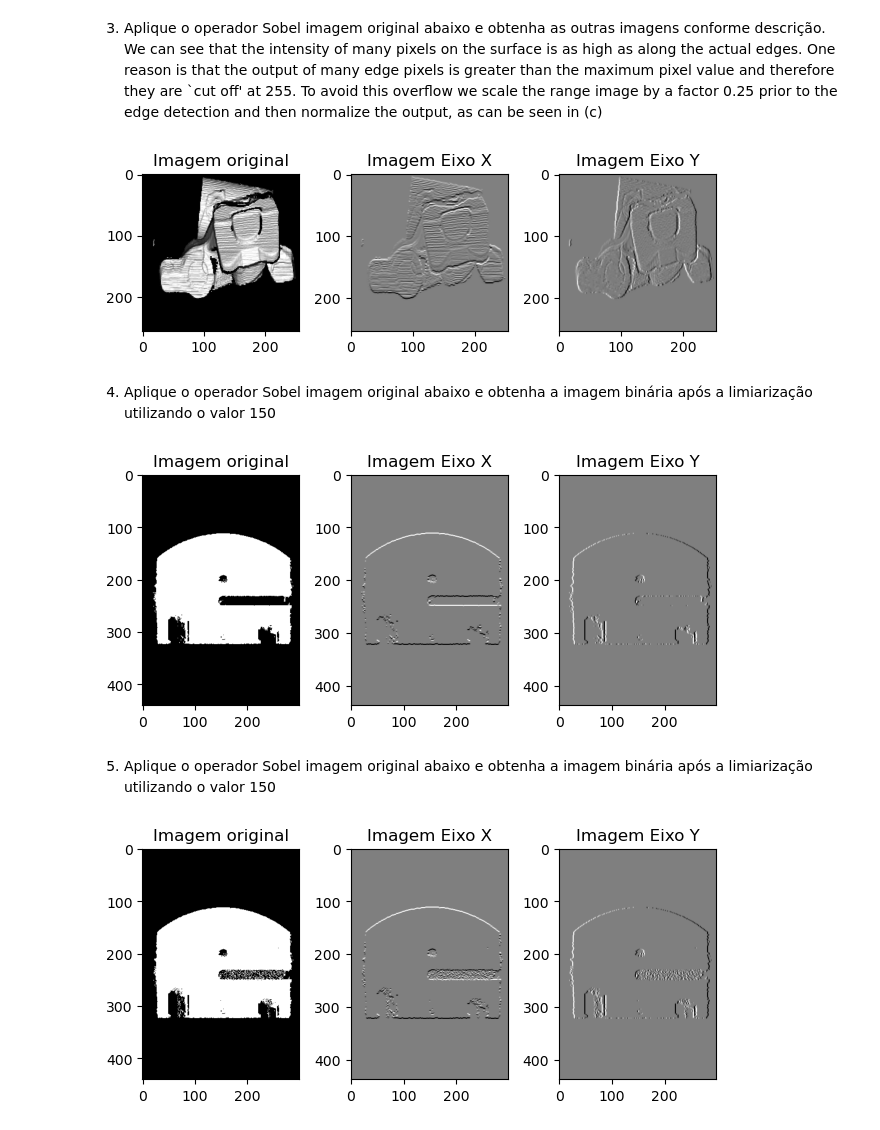
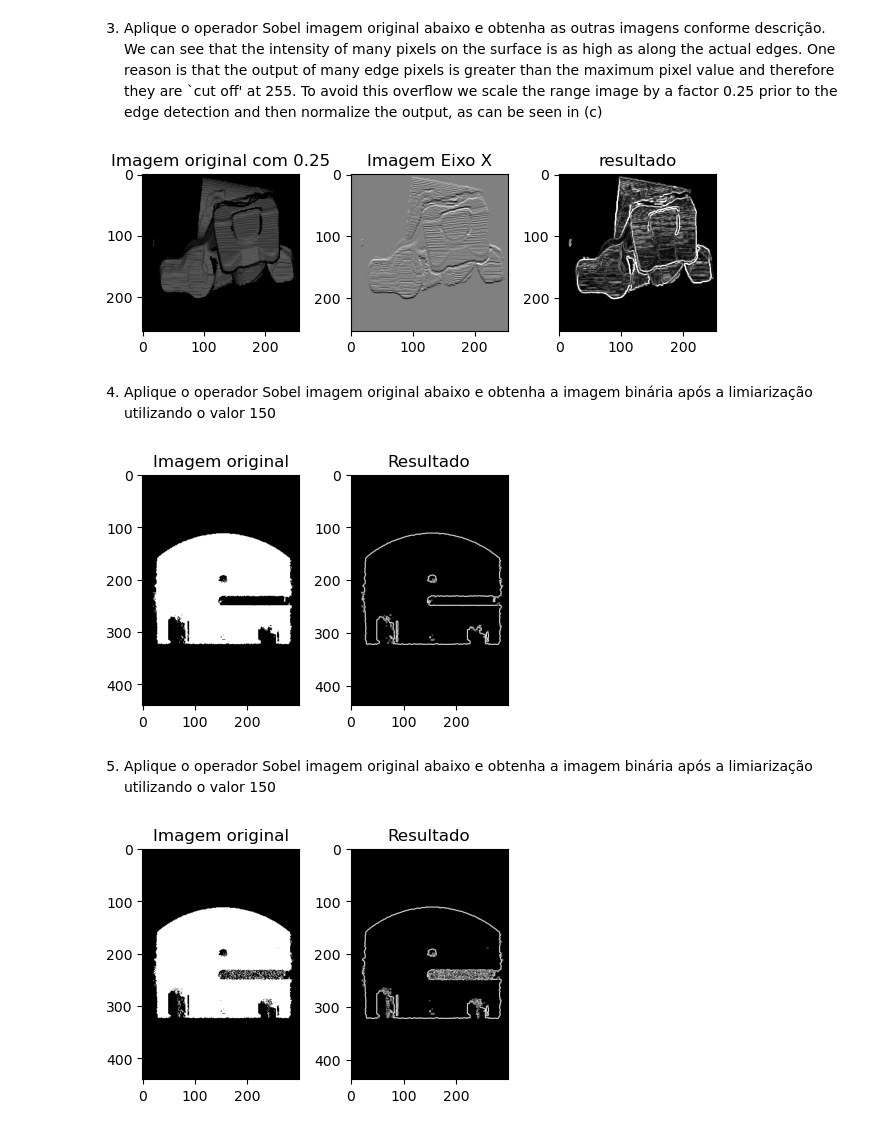
Before and after one commit to joaovtpereira/ppgco-ufu, a Jupyter notebook: Processamento Digital de Imagens/Lab05/Lab05.ipynb, the cells around one changed output. Drawn from its saved outputs; the diff is of its cells as text; code cells hidden in the pictures.

```diff
--- a/Processamento Digital de Imagens/Lab05/Lab05.ipynb
+++ b/Processamento Digital de Imagens/Lab05/Lab05.ipynb
@@ -118,7 +125,7 @@ plt.show()
 #code here
 img1 = cv2.imread("ren1.png", cv2.IMREAD_GRAYSCALE)
 
-plt.imshow(img1, cmap='gray', vmin=0, vmax=255);
+img1 = img1 * 0.25
 
 sobelX = convolutionFilter(img1, maskSobrelX)
 sobelY = convolutionFilter(img1, maskSobrelY)
@@ -131,9 +138,11 @@ sobelImgX = normalize(sobelX)
 sobelImgY = normalize(sobelY)
 sobelImgAngulo = normalize(sobelAngulo)
 
+sobelResult =  np.sqrt(sobelX**2 + sobelY**2)
+
 plt.subplot(131)
-plt.imshow(cv2.cvtColor(img1, cv2.COLOR_BGR2RGB))
-plt.title('Imagem original')
+plt.imshow(img1, cmap='gray', vmin=0, vmax=255)
+plt.title('Imagem original com 0.25')
 
 plt.subplot(132)
 plt.imshow(cv2.cvtColor(sobelImgX, cv2.COLOR_BGR2RGB))
@@ -143,47 +152,49 @@ plt.subplot(133)
 plt.imshow(cv2.cvtColor(sobelImgY, cv2.COLOR_BGR2RGB))
 plt.title('Imagem Eixo Y')
 
+plt.subplot(133)
+plt.imshow(sobelResult, cmap='gray', vmin=0, vmax=255)
+plt.title('resultado')
+
 plt.tight_layout()
 
 plt.show()
 # %% [output]
-[figure, old version]
+[figure, new version]
 # %% [markdown]
 4) Aplique o operador Sobel imagem original abaixo e obtenha a imagem binária após a limiarização utilizando o valor 150
 # %%
 
 #code here
 img1 = cv2.imread("ufo2.png", cv2.IMREAD_GRAYSCALE)
 
 img1 = np.where(img1 > 150, 255, 0)
 
 sobelX = convolutionFilter(img1, maskSobrelX)
 sobelY = convolutionFilter(img1, maskSobrelY)
 
 sobelAngulo = np.arctan2(sobelX, sobelY)
 
 sobelImgX = normalize(sobelX)
 sobelImgY = normalize(sobelY)
 sobelImgAngulo = normalize(sobelAngulo)
 
+sobelResult =  np.sqrt(sobelX**2 + sobelY**2)
+
 plt.subplot(131)
 plt.imshow(img1, cmap='gray')
 plt.title('Imagem original')
 
 plt.subplot(132)
-plt.imshow(cv2.cvtColor(sobelImgX, cv2.COLOR_BGR2RGB))
-plt.title('Imagem Eixo X')
-
-plt.subplot(133)
-plt.imshow(cv2.cvtColor(sobelImgY, cv2.COLOR_BGR2RGB))
-plt.title('Imagem Eixo Y')
+plt.imshow(sobelResult, cmap='gray')
+plt.title('Resultado')
 
 plt.tight_layout()
 
 # Exiba as imagens
 plt.show()
 # %% [output]
-[figure, old version]
+[figure, new version]
 # %% [markdown]
 5) Aplique o operador Sobel imagem original abaixo e obtenha a imagem binária após a limiarização utilizando o valor 150
 # %%
@@ -203,20 +214,18 @@ sobelImgX = normalize(sobelX)
 sobelImgY = normalize(sobelY)
 sobelImgAngulo = normalize(sobelAngulo)
 
+sobelResult =  np.sqrt(sobelX**2 + sobelY**2)
+
 plt.subplot(131)
 plt.imshow(img1, cmap='gray')
 plt.title('Imagem original')
 
 plt.subplot(132)
-plt.imshow(cv2.cvtColor(sobelImgX, cv2.COLOR_BGR2RGB))
-plt.title('Imagem Eixo X')
-
-plt.subplot(133)
-plt.imshow(cv2.cvtColor(sobelImgY, cv2.COLOR_BGR2RGB))
-plt.title('Imagem Eixo Y')
+plt.imshow(sobelResult, cmap='gray')
+plt.title('Resultado')
 
 plt.tight_layout()
 
 plt.show()
 # %% [output]
-[figure, old version]
+[figure, new version]
```
Also changed, not shown: parts of 1 cell of this notebook, 1 other file.
